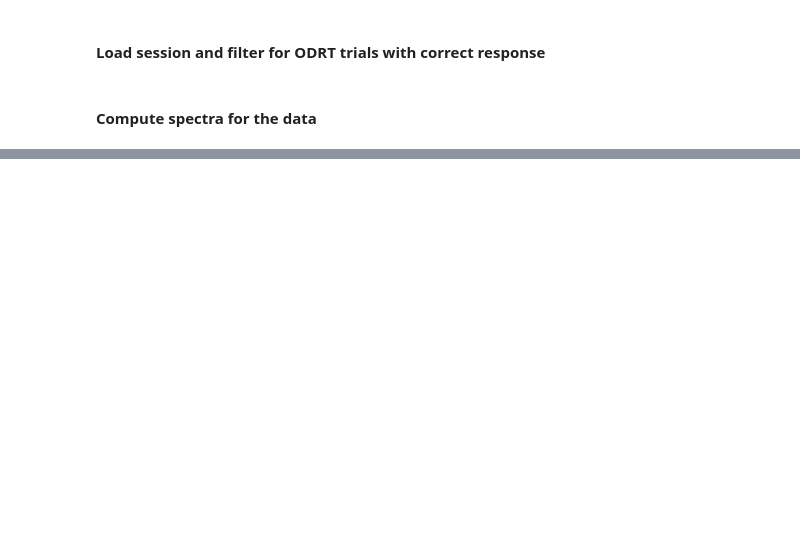
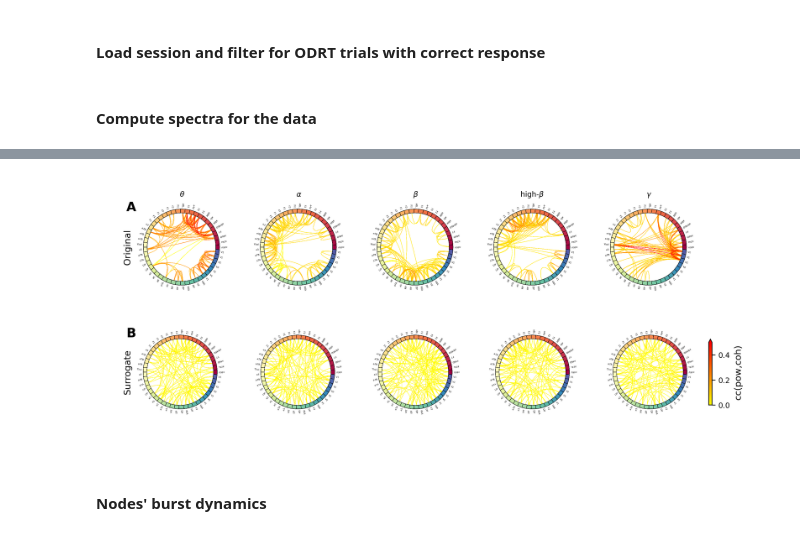
Before and after one commit to ViniciusLima94/GrayData-Analysis, a Jupyter notebook: notebooks/5.1.0. Nodes' bursting dynamics analysis.ipynb, the cells around one changed output, grey strips where cells are left out. Saved outputs shown, nothing was run; the diff lists cells and outputs as text; code cells hidden in the pictures; blank space fills up the shorter version.

```diff
--- a/notebooks/5.1.0. Nodes' bursting dynamics analysis.ipynb
+++ b/notebooks/5.1.0. Nodes' bursting dynamics analysis.ipynb
@@ -12,3 +25,5 @@ import matplotlib.pyplot as plt
 import h5py
 import scipy
 from   tqdm              import tqdm
+# %%
+SMALL_SIZE, MEDIUM_SIZE, BIGGER_SIZE = plot.set_plot_config()
@@ -132,0 +225,75 @@ plt.colorbar()
+# %%
+fig = plt.figure(figsize=(10, 4), dpi=300)
+
+gs1 = fig.add_gridspec(nrows=1, ncols=6, width_ratios=(1,1,1,1,1,0.1),  left=0.05, right=0.95, bottom=0.55, top=0.95, wspace=0.3)
+gs2 = fig.add_gridspec(nrows=1, ncols=5, width_ratios=(1,1,1,1,1), left=0.05, right=0.9, bottom=0.05, top=0.50, wspace=0.3)
+gs3 = fig.add_gridspec(nrows=1, ncols=1, left=0.92, right=0.925, bottom=0.15, top=0.40)
+
+# Panel A
+ax1 = plt.subplot(gs1[0])
+ax2 = plt.subplot(gs1[1])
+ax3 = plt.subplot(gs1[2])
+ax4 = plt.subplot(gs1[3])
+ax5 = plt.subplot(gs1[4])
+ax6 = plt.subplot(gs1[5])
+
+plot_circles(ax1, 0, surr=False)
+plt.title(f"{band_names[0]}")
+plt.ylabel("Original")
+plot_circles(ax2, 1, surr=False)
+plt.title(f"{band_names[1]}")
+plot_circles(ax3, 2, surr=False)
+plt.title(f"{band_names[2]}")
+plot_circles(ax4, 3, surr=False)
+plt.title(f"{band_names[3]}")
+plot_circles(ax5, 4, surr=False)
+plt.title(f"{band_names[4]}")
+
+# COLORBAR
+#norm = matplotlib.colors.Normalize(vmin=0, vmax=0.5)
+#cbar = plt.colorbar(mappable=plt.cm.ScalarMappable(cmap=matplotlib.cm.hot_r, norm=norm), cax=ax6, extend="max", shrink=0.1)
+#cbar.ax.set_ylabel("cc(pow,coh)", rotation='vertical')
+
+plt.sca(ax6)
+plt.axis("off")
+
+# Panel B
+ax7  = plt.subplot(gs2[0])
+plt.ylabel("Surrogate")
+ax8  = plt.subplot(gs2[1])
+ax9  = plt.subplot(gs2[2])
+ax10 = plt.subplot(gs2[3])
+ax11 = plt.subplot(gs2[4])
+ax12 = plt.subplot(gs3[0])
+
+plot_circles(ax7, 0,  surr=True)
+plot_circles(ax8, 1,  surr=True)
+plot_circles(ax9, 2,  surr=True)
+plot_circles(ax10, 3, surr=True)
+plot_circles(ax11, 4, surr=True)
+
+ax_list = fig.get_axes()
+for i in range(11):
+    ax_list[i].set_yticklabels([])
+    ax_list[i].set_xticklabels([])
+    ax_list[i].set_xticks([])
+    ax_list[i].set_yticks([])
+    ax_list[i].spines['top'].set_visible(False)
+    ax_list[i].spines['bottom'].set_visible(False)
+    ax_list[i].spines['left'].set_visible(False)
+    ax_list[i].spines['right'].set_visible(False)
+
+# COLORBAR
+norm = matplotlib.colors.Normalize(vmin=0, vmax=0.5)
+cbar = plt.colorbar(mappable=plt.cm.ScalarMappable(cmap=matplotlib.cm.autumn_r, norm=norm), cax=ax12, extend="max", shrink=0.1)
+cbar.ax.set_ylabel("cc(pow,coh)", rotation='vertical')
+
+plot.add_panel_letters(fig, axes=[ax1, ax7], fontsize=14,
+                   xpos=[-0.1]*4, ypos=[0.9]*4);
+
+bg = plot.Background(visible=False)
+plt.savefig("img/n5.1.0/cc_pow_coh_circle.png")
+# %% [output]
+[figure, added]
+# %% [markdown]
+#### Nodes' burst dynamics
```
Also changed, not shown: parts of 33 cells of this notebook, 3 other files.
